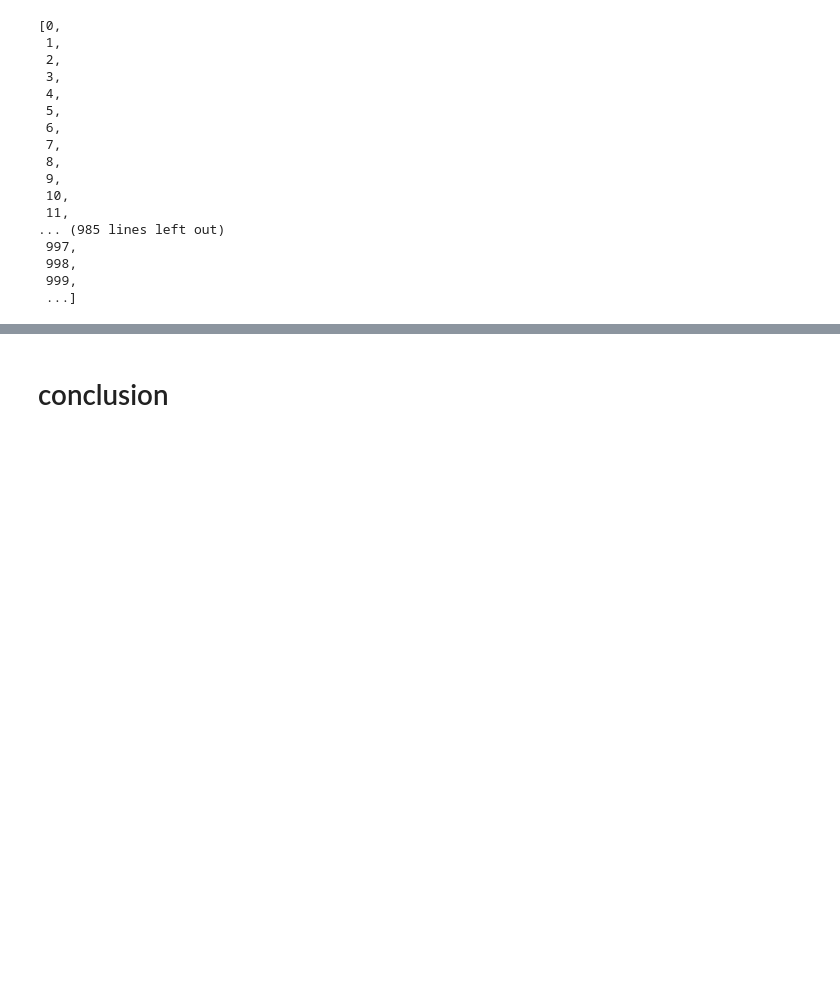
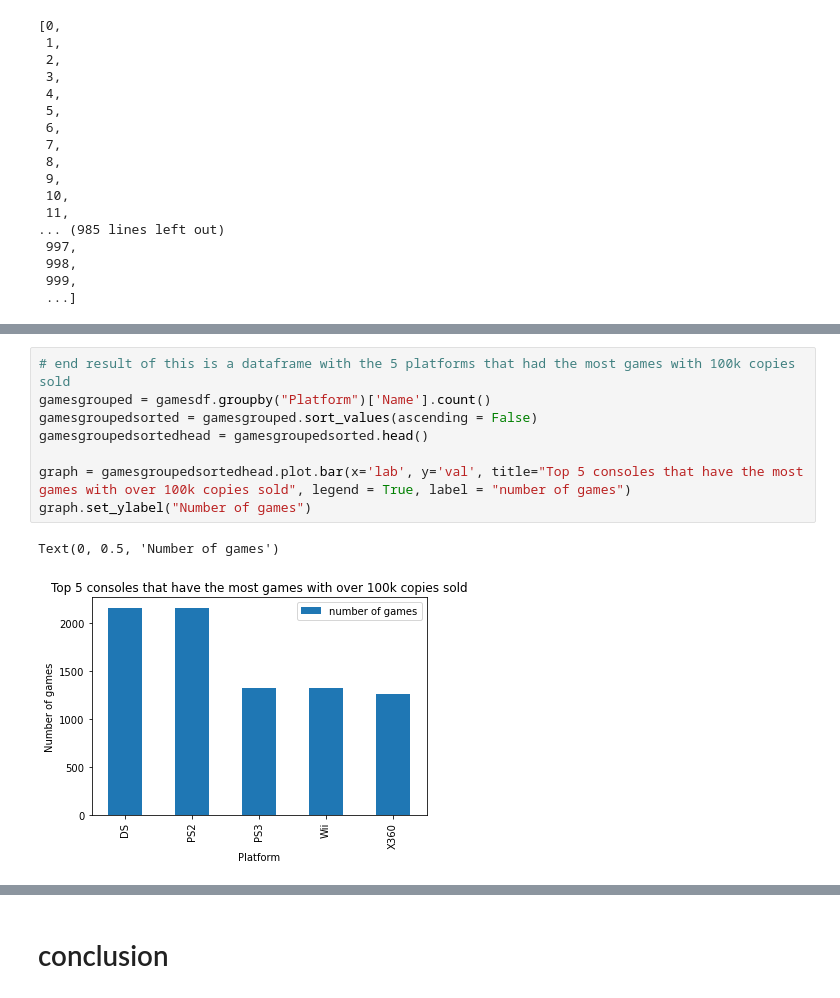
Before and after one commit to AZ19999/cs103a-cpa01, a Jupyter notebook: cpa01.ipynb, the cells around one changed output, grey strips where cells are left out. Saved outputs shown, nothing was run; the diff lists cells and outputs as text; blank space fills up the shorter version.

```diff
--- a/cpa01.ipynb
+++ b/cpa01.ipynb
@@ -61,0 +65,11 @@ list(gamesdf.index)
+# %%
+# end result of this is a dataframe with the 5 platforms that had the most games with 100k copies sold
+gamesgrouped = gamesdf.groupby("Platform")['Name'].count()
+gamesgroupedsorted = gamesgrouped.sort_values(ascending = False)
+gamesgroupedsortedhead = gamesgroupedsorted.head()
+
+graph = gamesgroupedsortedhead.plot.bar(x='lab', y='val', title="Top 5 consoles that have the most games with over 100k copies sold", legend = True, label = "number of games")
+graph.set_ylabel("Number of games")
+# %% [output]
+Text(0, 0.5, 'Number of games')
+[figure, added]
```
Also changed, not shown: parts of 12 cells of this notebook.
